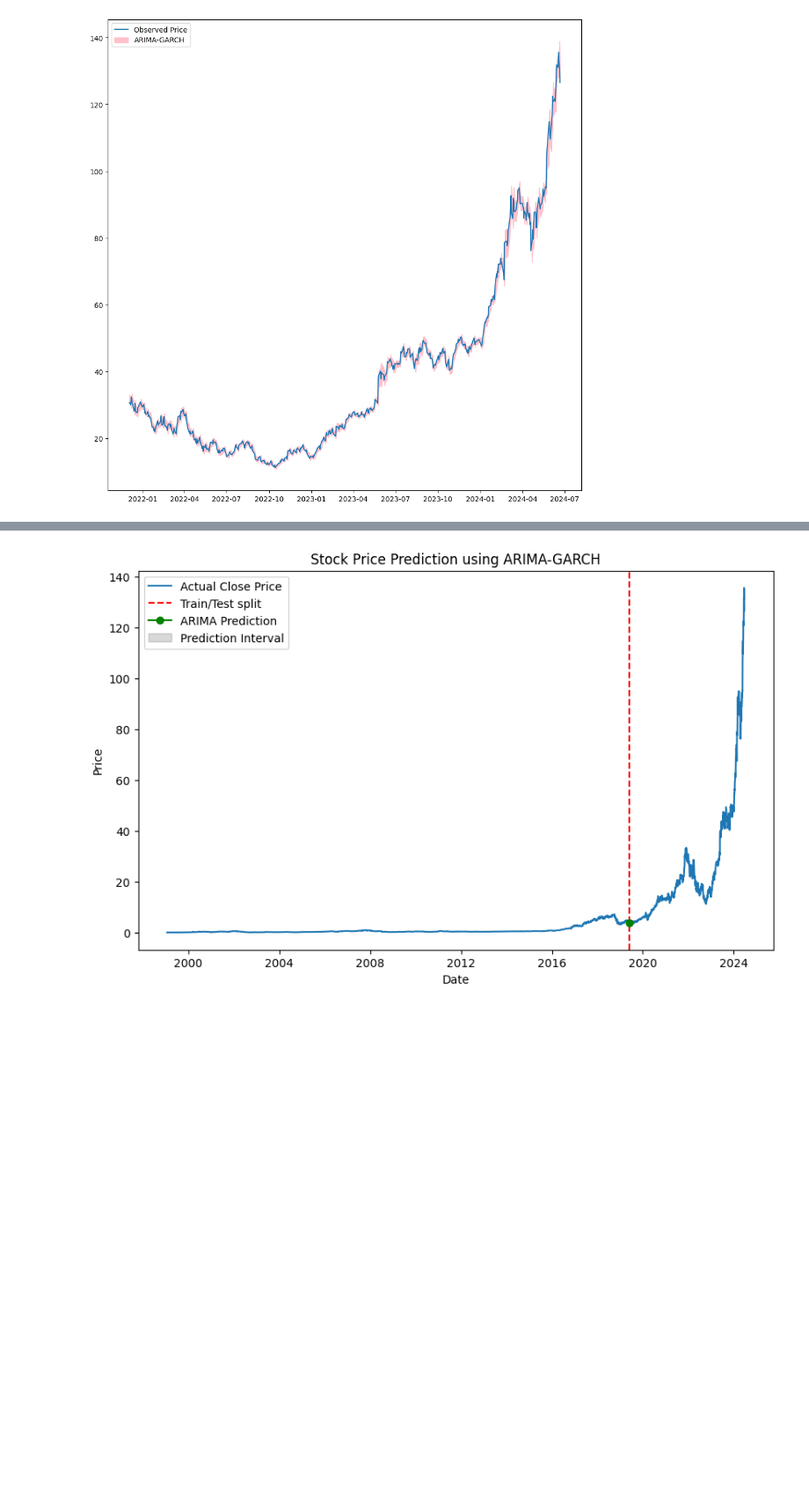
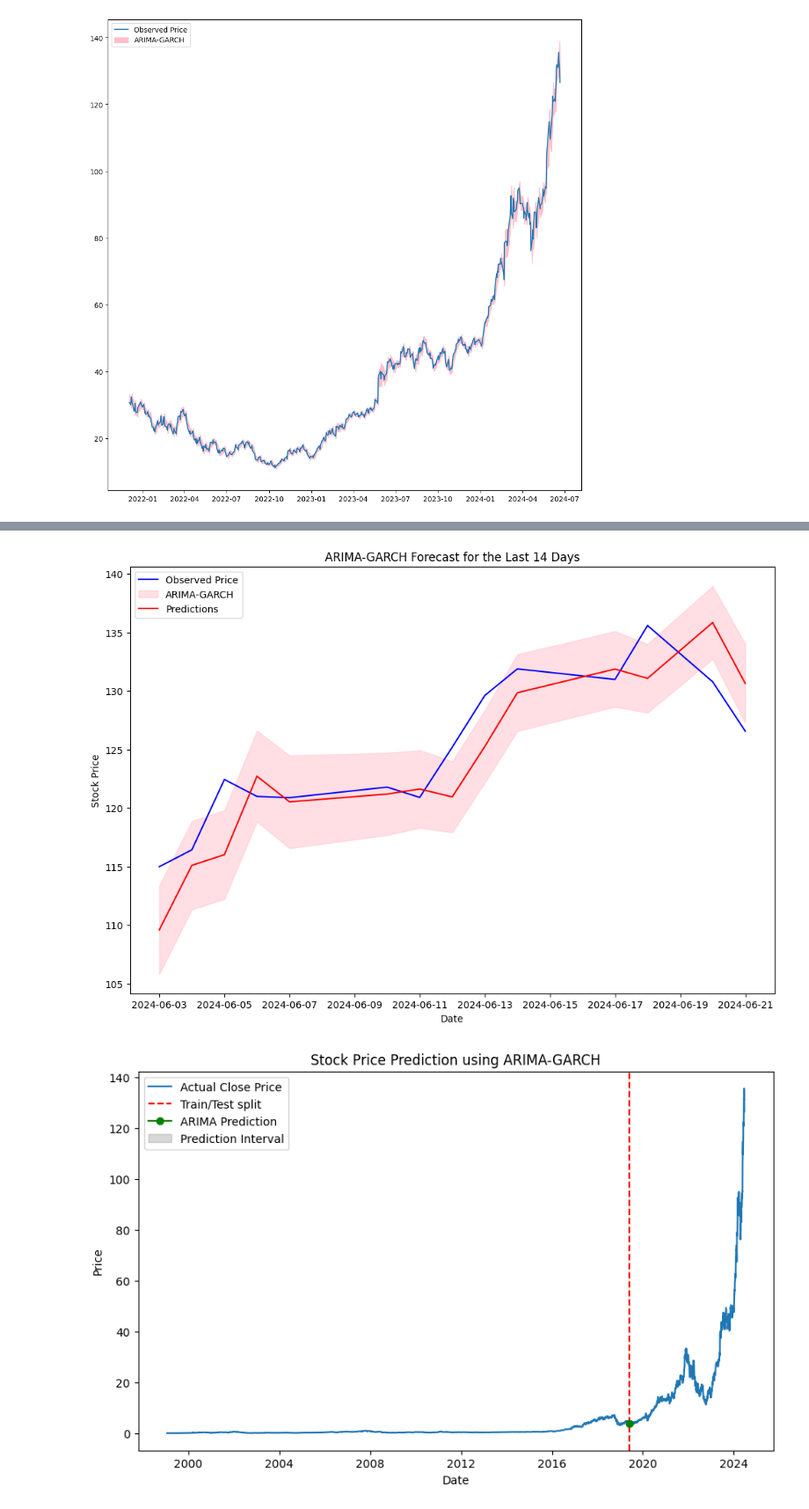
Before and after one commit to stoyhris/MoonVIDIA, a Jupyter notebook: arima-garch.ipynb, the cells around one changed output, grey strips where cells are left out. Shown at 88% size. Saved outputs shown, nothing was run; the diff lists cells and outputs as text; code cells hidden in the pictures; blank space fills up the shorter version.

Commit message:
14-day forecast

```diff
--- a/arima-garch.ipynb
+++ b/arima-garch.ipynb
@@ -622,3 +641,16 @@ plt.show()
+# %%
+plt.figure(figsize=(12, 8))
+plt.plot(test.index[-14:], test['Close'][-14:], label='Observed Price', color='blue')
+plt.fill_between(forecast_df.index[-14:], forecast_df['Lower Bound'][-14:], forecast_df['Upper Bound'][-14:], color='pink', alpha=0.5, label="ARIMA-GARCH")
+plt.plot(forecast_df.index[-14:], forecast_df['Predictions'][-14:], label='Predictions', color='red')
+
+plt.legend(loc='upper left')
+plt.title('ARIMA-GARCH Forecast for the Last 14 Days')
+plt.xlabel('Date')
+plt.ylabel('Stock Price')
+plt.show()
+# %% [output]
+[figure, added]
 # %%
 plt.figure(figsize=(10, 6))
 plt.plot(df['Close'], label='Actual Close Price')
```
Also changed, not shown: parts of 1 cell of this notebook.
